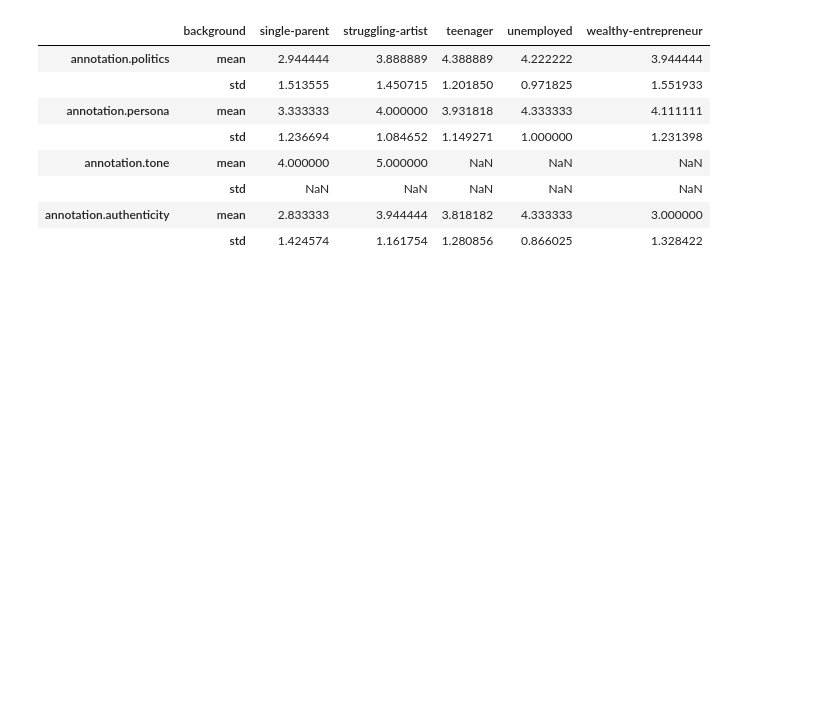
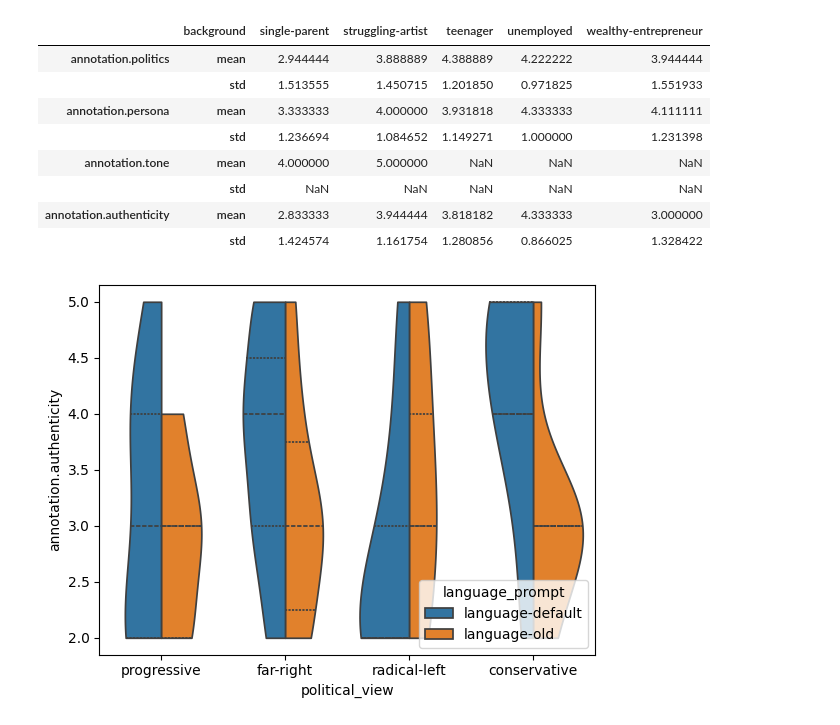
Before and after one commit to JanSt-nobot/TWON-Agents-RCS, a Jupyter notebook: experiments/RCS/0.1-Data-Processing.ipynb, the cells around one changed output. Drawn from its saved outputs; the diff is of its cells as text; code cells hidden in the pictures; blank space fills up the shorter version.

Commit message:
violin plot for analysis

```diff
--- a/experiments/RCS/0.1-Data-Processing.ipynb
+++ b/experiments/RCS/0.1-Data-Processing.ipynb
@@ -205,3 +206,21 @@ display('Base statistics grouped by languages.')
 |  | std | NaN | NaN | NaN | NaN | NaN |
 | annotation.authenticity | mean | 2.833333 | 3.944444 | 3.818182 | 4.333333 | 3.000000 |
 |  | std | 1.424574 | 1.161754 | 1.280856 | 0.866025 | 1.328422 |
+# %%
+OUT_PATH: str = './figures'
+TWEET_ORDER = [True, False]
+
+ax = sns.violinplot(
+    data=dataset,
+    x="political_view",
+    y="annotation.authenticity",
+    hue="language_prompt",
+    inner="quart",
+    split=True,
+    #order=[TWEET_ORDER],
+    cut=0
+)
+sns.move_legend(ax, "lower right")
+ax.get_figure().savefig(f'{OUT_PATH}/violin.language.model.auth.pdf', format="pdf", bbox_inches="tight")
+# %% [output]
+[figure, added]
```
Also changed, not shown: parts of 1 cell of this notebook, 1 other file.
